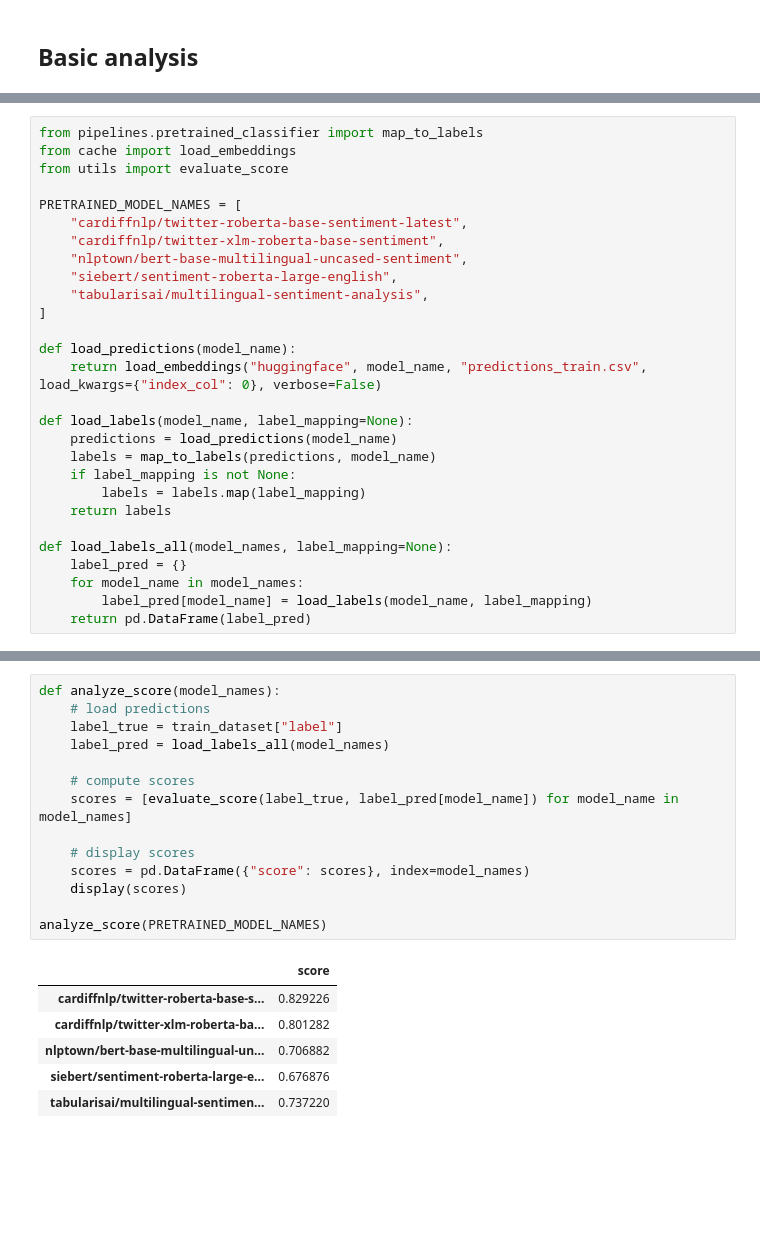
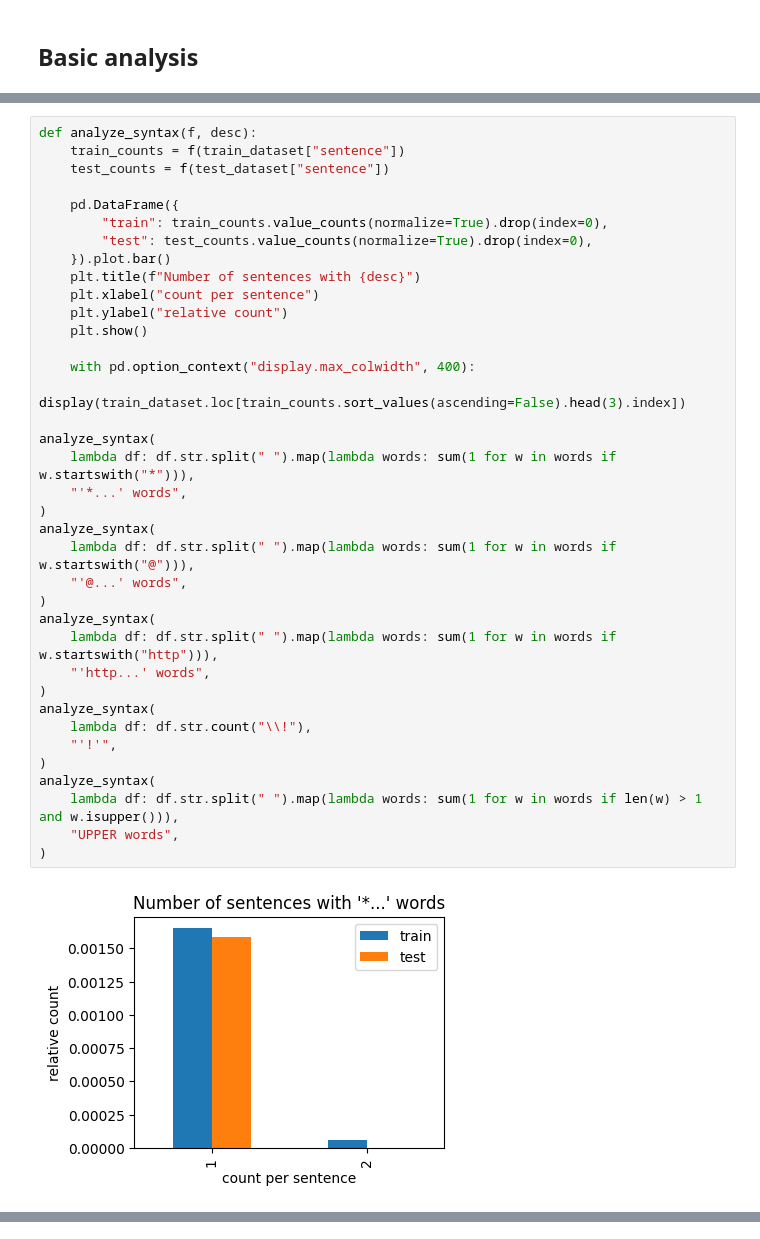
Before and after one commit to tavis-siebert/CIL-2025, a Jupyter notebook: notebooks/data_analysis.ipynb, the cells around one changed output, grey strips where cells are left out. Drawn from its saved outputs; the diff is of its cells as text; blank space fills up the shorter version.

Commit message:
added analyze_syntax

```diff
--- a/notebooks/data_analysis.ipynb
+++ b/notebooks/data_analysis.ipynb
@@ -51,28 +62,39 @@ plt.legend()
 # %%
-from pipelines.pretrained_classifier import map_to_labels
-from cache import load_embeddings
-from utils import evaluate_score
+def analyze_syntax(f, desc):
+    train_counts = f(train_dataset["sentence"])
+    test_counts = f(test_dataset["sentence"])
 
-PRETRAINED_MODEL_NAMES = [
-    "cardiffnlp/twitter-roberta-base-sentiment-latest",
-    "cardiffnlp/twitter-xlm-roberta-base-sentiment",
-    "nlptown/bert-base-multilingual-uncased-sentiment",
-    "siebert/sentiment-roberta-large-english",
-    "tabularisai/multilingual-sentiment-analysis",
-]
+    pd.DataFrame({
+        "train": train_counts.value_counts(normalize=True).drop(index=0),
+        "test": test_counts.value_counts(normalize=True).drop(index=0),
+    }).plot.bar()
+    plt.title(f"Number of sentences with {desc}")
+    plt.xlabel("count per sentence")
+    plt.ylabel("relative count")
+    plt.show()
 
-def load_predictions(model_name):
-    return load_embeddings("huggingface", model_name, "predictions_train.csv", load_kwargs={"index_col": 0}, verbose=False)
+    with pd.option_context("display.max_colwidth", 400):
+        display(train_dataset.loc[train_counts.sort_values(ascending=False).head(3).index])
 
-def load_labels(model_name, label_mapping=None):
-    predictions = load_predictions(model_name)
-    labels = map_to_labels(predictions, model_name)
-    if label_mapping is not None:
-        labels = labels.map(label_mapping)
-    return labels
-
-def load_labels_all(model_names, label_mapping=None):
-    label_pred = {}
-    for model_name in model_names:
-        label_pred[model_name] = load_labels(model_name, label_mapping)
-    return pd.DataFrame(label_pred)
+analyze_syntax(
+    lambda df: df.str.split(" ").map(lambda words: sum(1 for w in words if w.startswith("*"))),
+    "'*...' words",
+)
+analyze_syntax(
+    lambda df: df.str.split(" ").map(lambda words: sum(1 for w in words if w.startswith("@"))),
+    "'@...' words",
+)
+analyze_syntax(
+    lambda df: df.str.split(" ").map(lambda words: sum(1 for w in words if w.startswith("http"))),
+    "'http...' words",
+)
+analyze_syntax(
+    lambda df: df.str.count("\\!"),
+    "'!'",
+)
+analyze_syntax(
+    lambda df: df.str.split(" ").map(lambda words: sum(1 for w in words if len(w) > 1 and w.isupper())),
+    "UPPER words",
+)
+# %% [output]
+[figure, added]
@@ -79,21 +129,0 @@ def load_labels_all(model_names, label_mapping=None):
-# %%
-def analyze_score(model_names):
-    # load predictions
-    label_true = train_dataset["label"]
-    label_pred = load_labels_all(model_names)
-
-    # compute scores
-    scores = [evaluate_score(label_true, label_pred[model_name]) for model_name in model_names]
-
-    # display scores
-    scores = pd.DataFrame({"score": scores}, index=model_names)
-    display(scores)
-
-analyze_score(PRETRAINED_MODEL_NAMES)
-# %% [output]
-|  | score |
-| cardiffnlp/twitter-roberta-base-s... | 0.829226 |
-| cardiffnlp/twitter-xlm-roberta-ba... | 0.801282 |
-| nlptown/bert-base-multilingual-un... | 0.706882 |
-| siebert/sentiment-roberta-large-e... | 0.676876 |
-| tabularisai/multilingual-sentimen... | 0.737220 |
```
Also changed, not shown: parts of 16 cells of this notebook.
